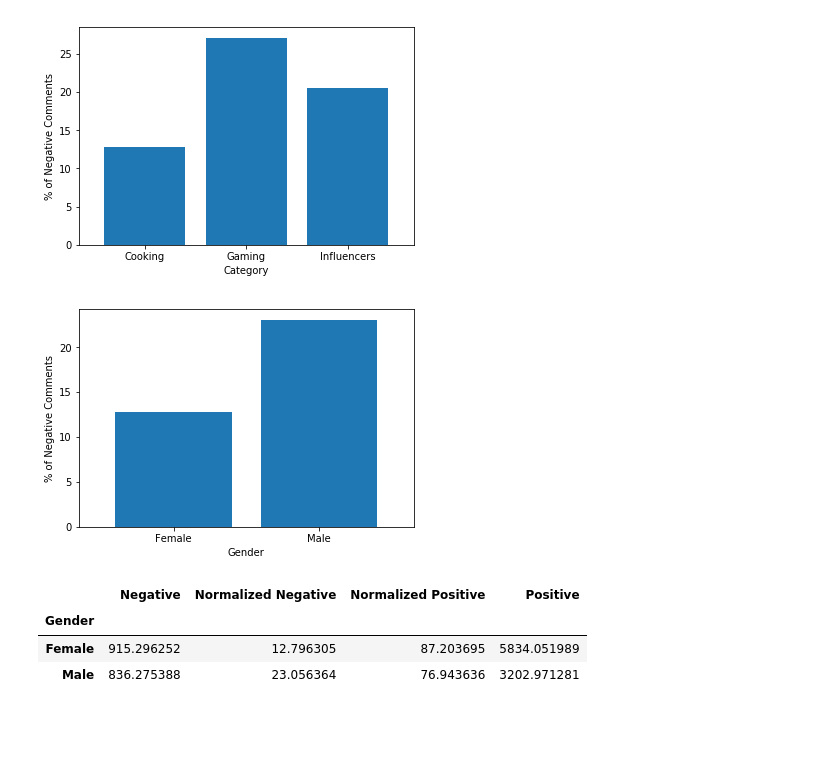
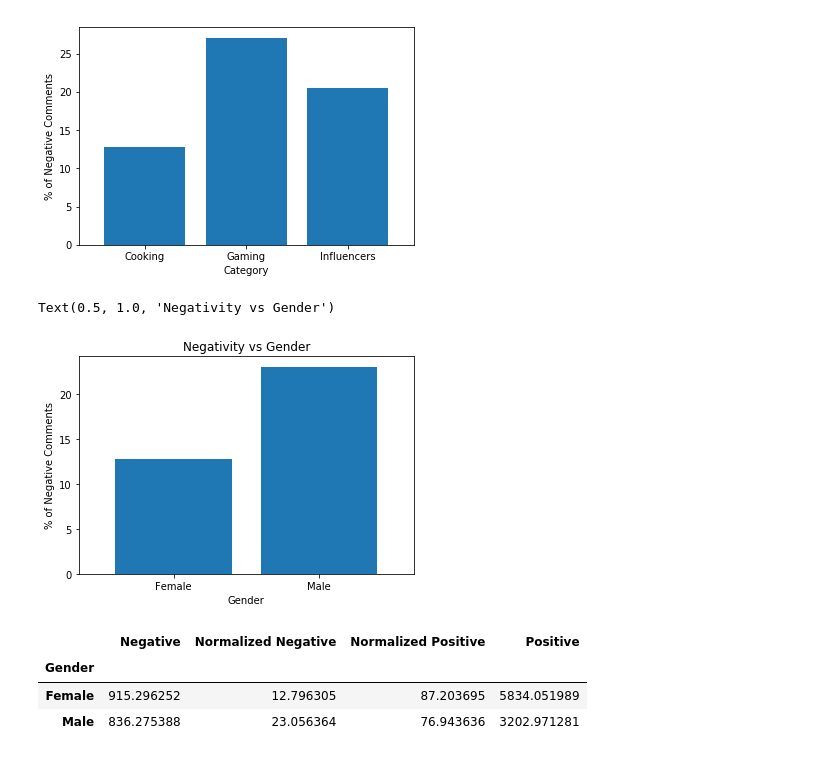
Before and after one commit to jivers-ucsd/ECE-229-Project---Group-7, a Jupyter notebook: plotting/graph influencers.ipynb, the cells around one changed output. Saved outputs shown, nothing was run; the diff lists cells and outputs as text; code cells hidden in the pictures; blank space fills up the shorter version.

```diff
--- a/plotting/graph influencers.ipynb
+++ b/plotting/graph influencers.ipynb
@@ -165,13 +108,15 @@ ax.get_legend().remove()
 # %%
 #vs category
 d2 = result.groupby(by=['Gender']).mean()
 
 ax = d2.plot.bar(y=['Normalized Negative'],width = 0.8,rot=0)
 ax.set_ylabel('% of Negative Comments')
 ax.legend(loc='upper left', bbox_to_anchor=(1,1));
 ax.get_legend().remove()
+ax.set_title('Negativity vs Gender')
 # %% [output]
+Text(0.5, 1.0, 'Negativity vs Gender')
-[figure, old version]
+[figure, new version]
 # %%
 d2
 # %% [output]
```
Also changed, not shown: parts of 7 cells of this notebook, 5 other files.
